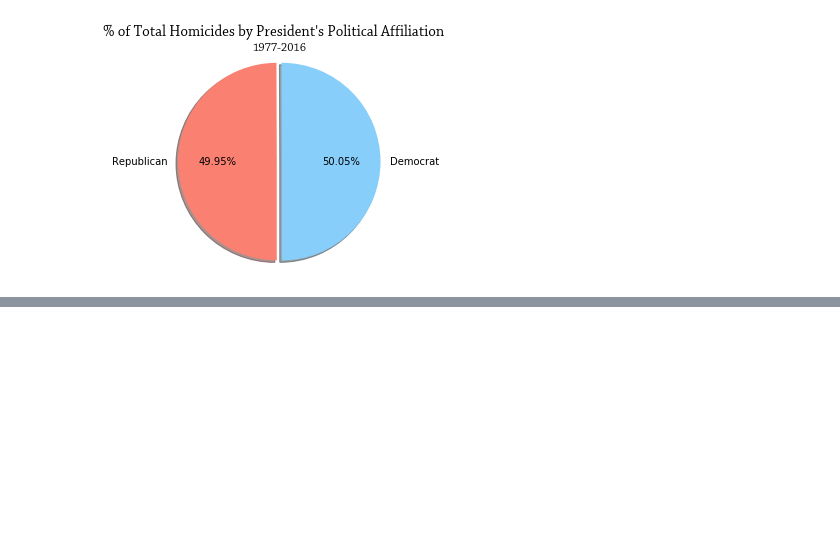
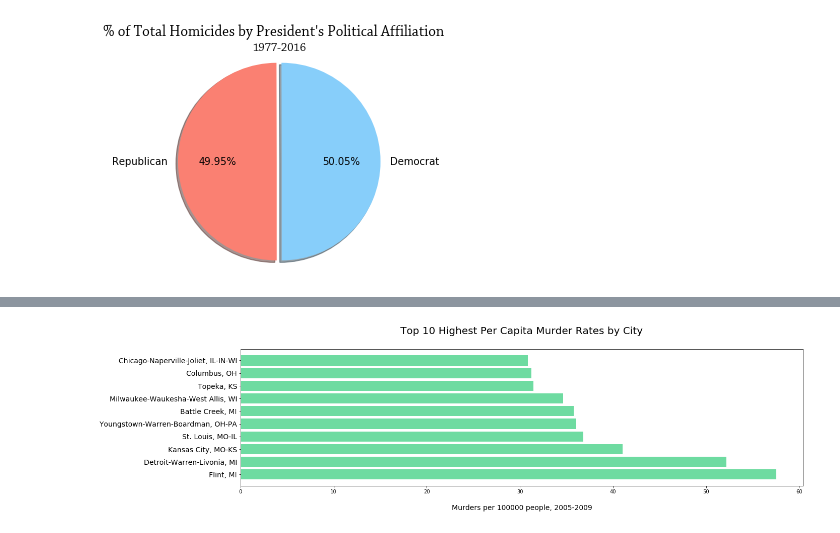
Before and after one commit to bendgame/Project-one, a Jupyter notebook: Project1_Final/Group2_Project1_Visualizations.ipynb, the cells around one changed output, grey strips where cells are left out. Saved outputs shown, nothing was run; the diff lists cells and outputs as text; code cells hidden in the pictures; blank space fills up the shorter version.

```diff
--- a/Project1_Final/Group2_Project1_Visualizations.ipynb
+++ b/Project1_Final/Group2_Project1_Visualizations.ipynb
@@ -506,0 +604,4 @@ plt.show()
+# %%
+midwest_top10_murderrates = midwest_metromurders_0509.nlargest(10, 'Per capita murder rate, 2005-2009')
+midwest_top10_murderrates = midwest_top10_murderrates[['Metro area', 'Per capita murder rate, 2005-2009']].reset_index(drop=True)
+midwest_top10_murderrates
@@ -506,0 +620,14 @@ plt.show()
+# %%
+plt.figure(figsize=(20,5))
+y_axis = np.arange(len(midwest_top10_murderrates))
+tick_locations = [value for value in y_axis]
+plt.barh(y_axis, midwest_top10_murderrates['Per capita murder rate, 2005-2009'], color='#6EDBA1')
+plt.yticks(tick_locations, midwest_top10_murderrates['Metro area'], rotation='horizontal', fontsize=14)
+plt.title('Top 10 Highest Per Capita Murder Rates by City', pad=30, fontsize=20)
+plt.xlabel('Murders per 100000 people, 2005-2009', labelpad=20, fontsize=14)
+
+plt.savefig('images/top10metromurderrates.png', dpi=300, bbox_inches="tight", pad_inches=0.25)
+
+plt.show()
+# %% [output]
+[figure, added]
```
Also changed, not shown: parts of 10 cells of this notebook, 4 other files.
